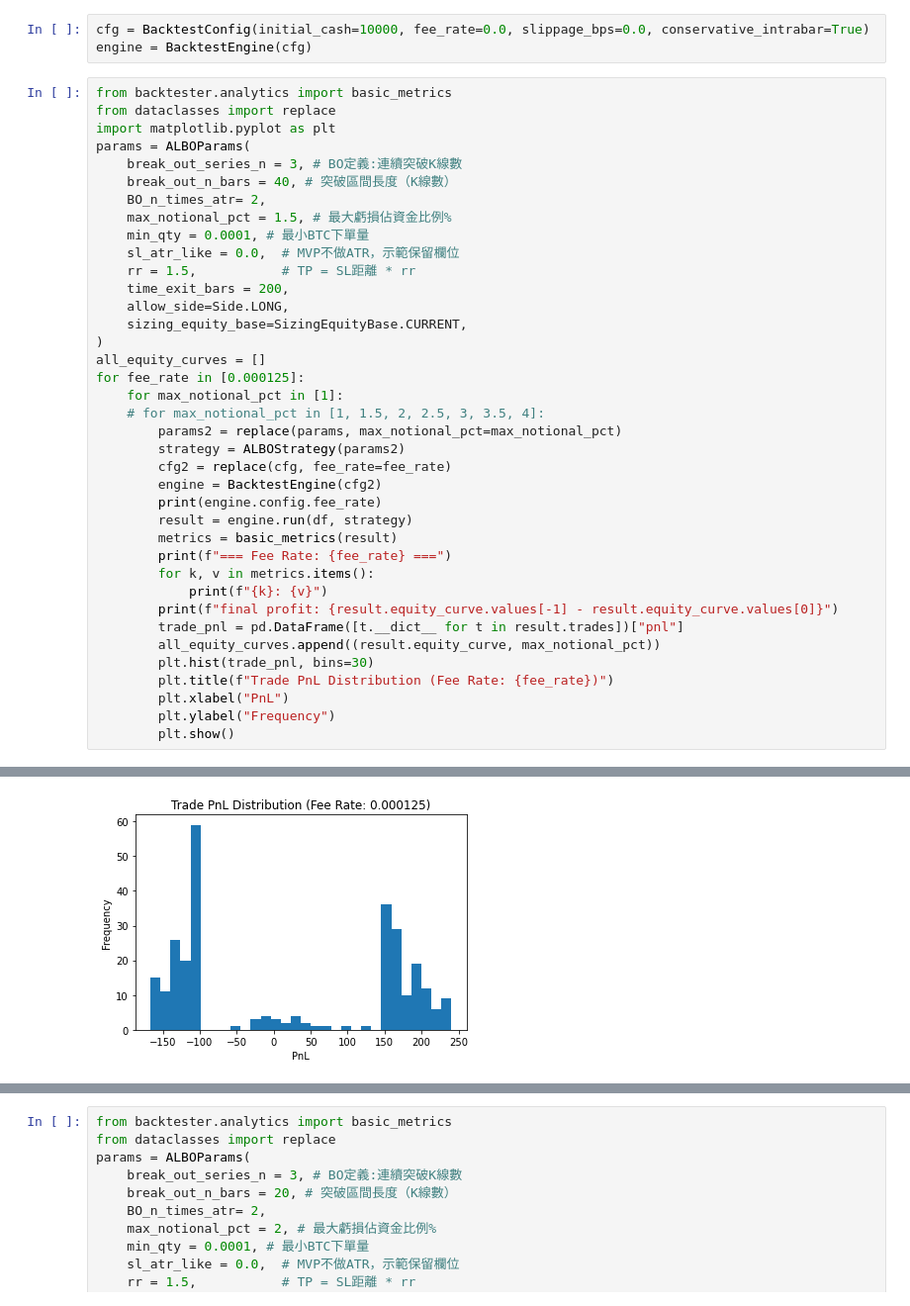
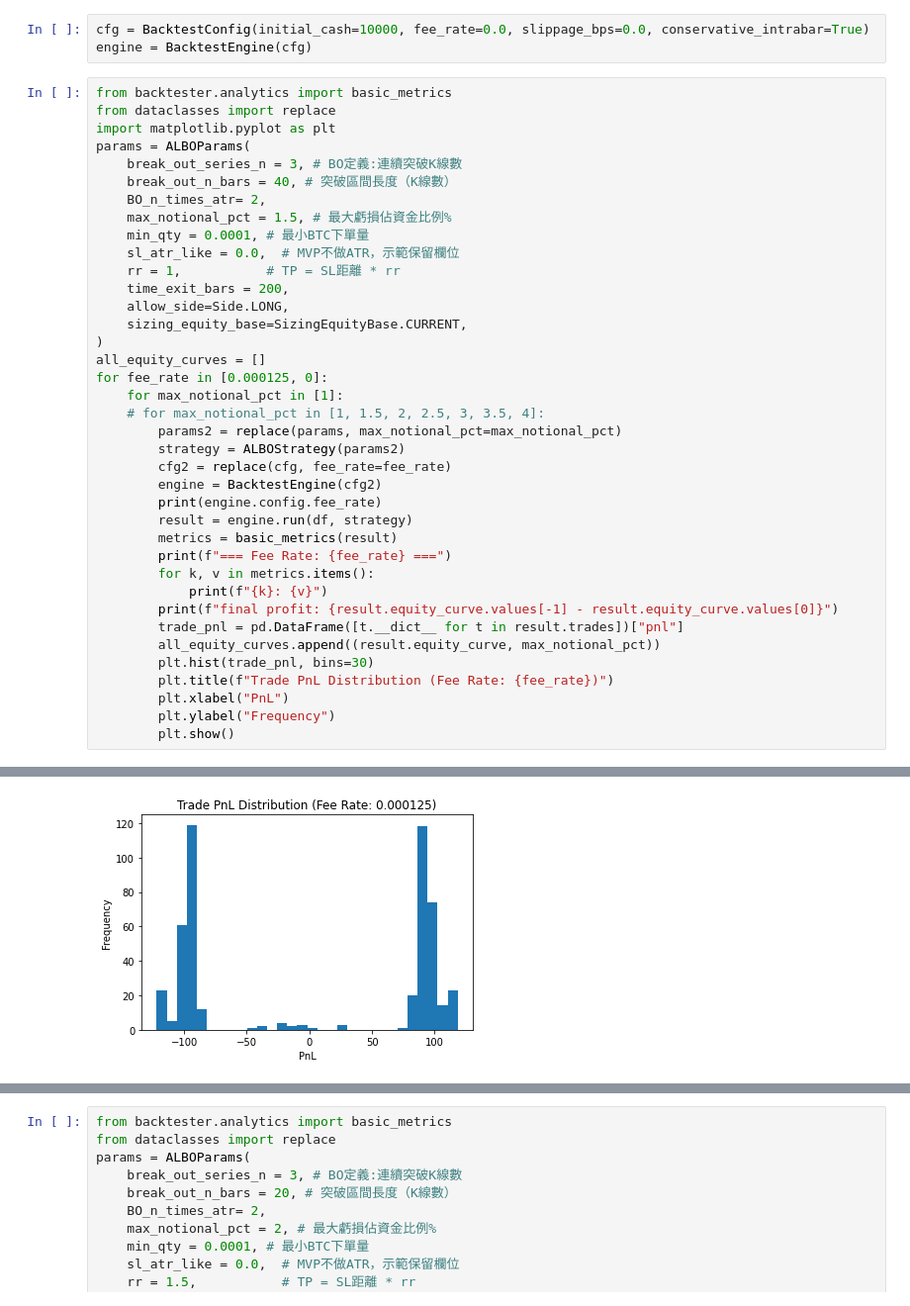
Before and after one commit to s411379067-lab/Strategy-backtester, a Jupyter notebook: run_strategy/run_ALBO_strategy.ipynb, the cells around one changed output, grey strips where cells are left out. Shown at 99% size. Drawn from its saved outputs; the diff is of its cells as text.

```diff
--- a/run_strategy/run_ALBO_strategy.ipynb
+++ b/run_strategy/run_ALBO_strategy.ipynb
@@ -284,13 +284,13 @@ params = ALBOParams(
     max_notional_pct = 1.5, # 最大虧損佔資金比例%
     min_qty = 0.0001, # 最小BTC下單量
     sl_atr_like = 0.0,  # MVP不做ATR，示範保留欄位
-    rr = 1.5,           # TP = SL距離 * rr
+    rr = 1,           # TP = SL距離 * rr
     time_exit_bars = 200,
     allow_side=Side.LONG,
     sizing_equity_base=SizingEquityBase.CURRENT,
 )
 all_equity_curves = []
-for fee_rate in [0.000125]:
+for fee_rate in [0.000125, 0]:
     for max_notional_pct in [1]:
     # for max_notional_pct in [1, 1.5, 2, 2.5, 3, 3.5, 4]:
         params2 = replace(params, max_notional_pct=max_notional_pct)
@@ -332 +332 @@ final profit: 5624.167591965941
-[figure, old version]
+[figure, new version]
```
Also changed, not shown: parts of 2 cells of this notebook, 4 other files.
